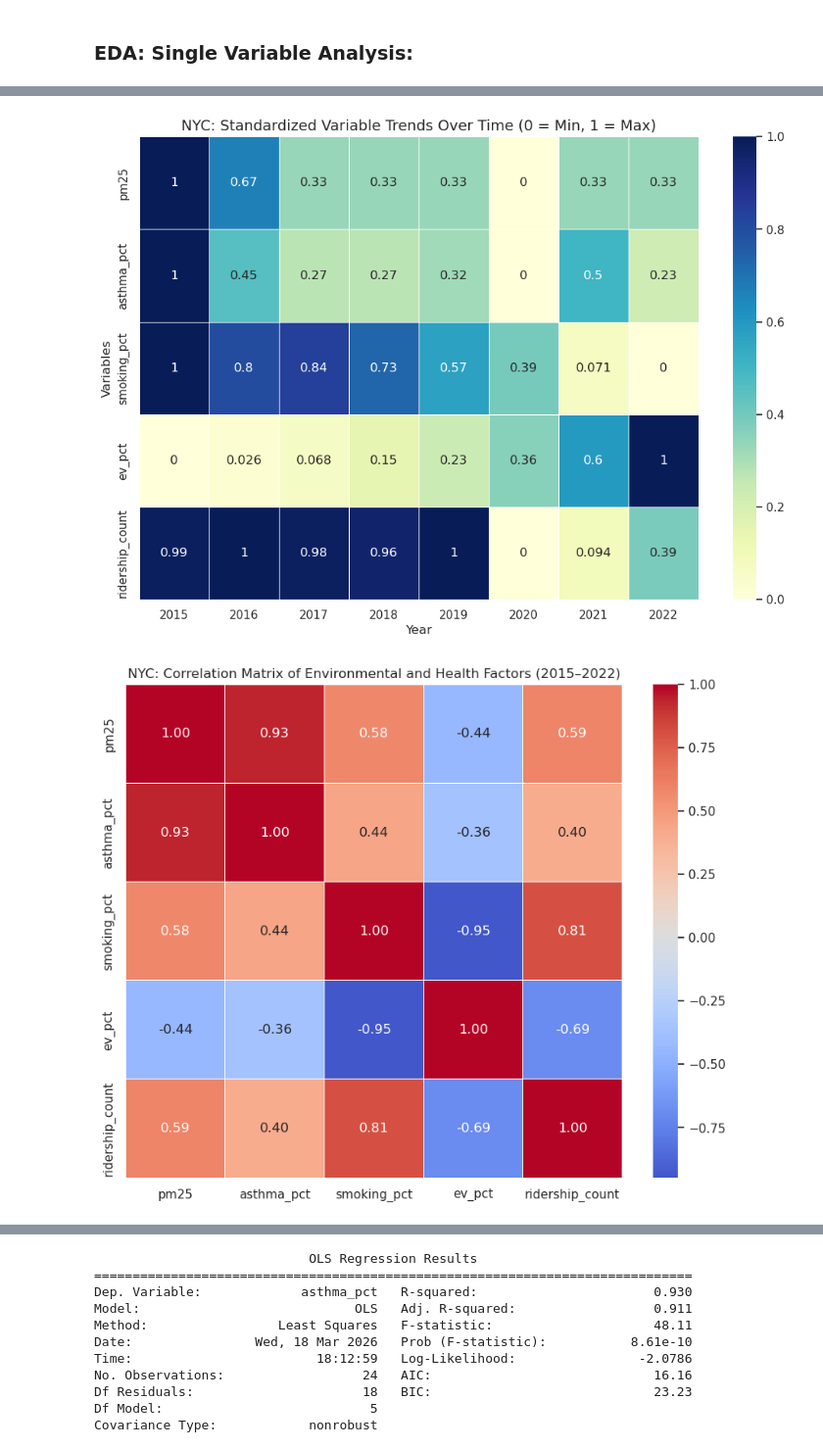
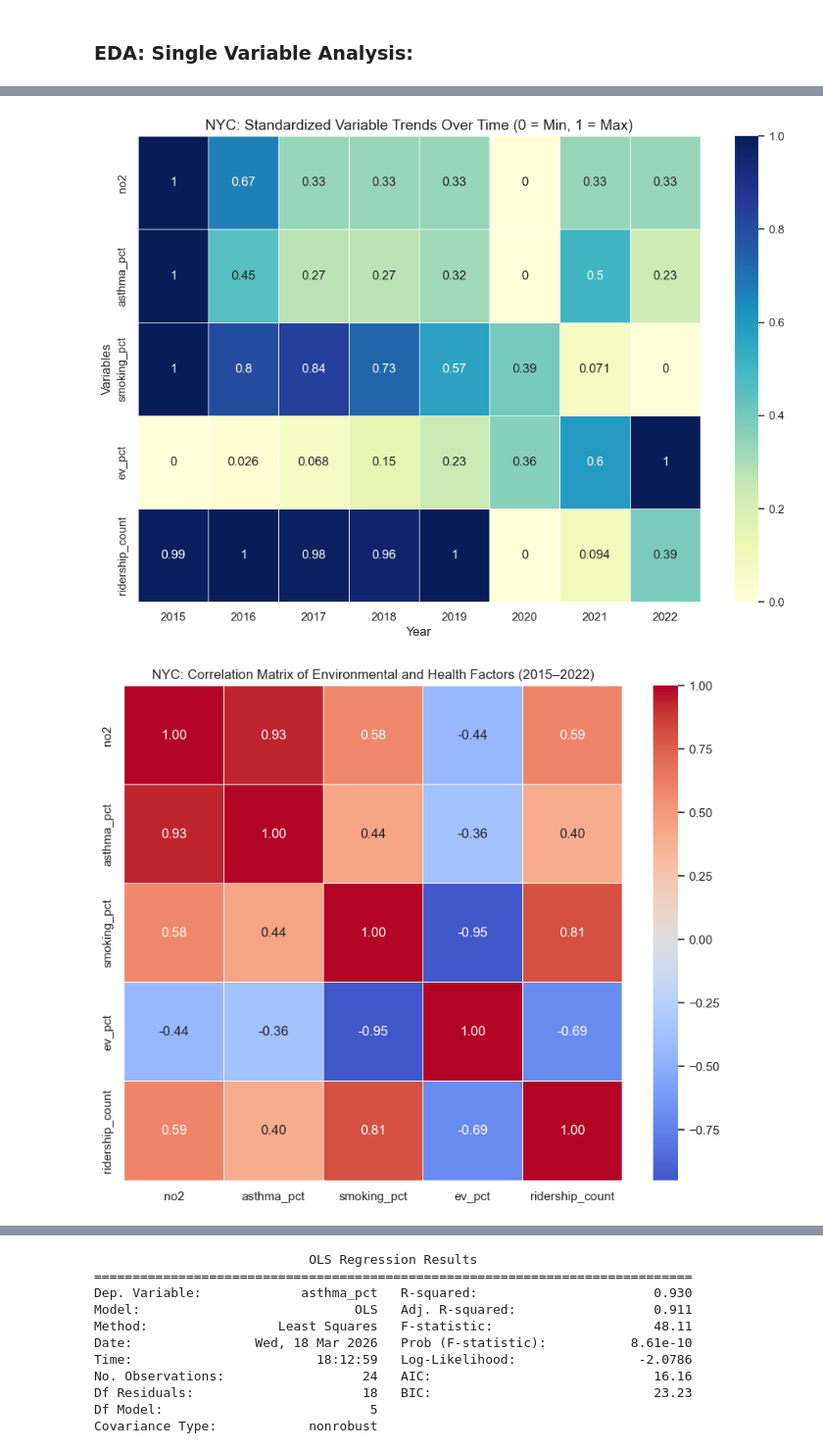
Before and after one commit to COGS108/Group026_WI26, a Jupyter notebook: 03-FinalProject.ipynb, the cells around one changed output, grey strips where cells are left out. Shown at 98% size. Drawn from its saved outputs; the diff is of its cells as text; code cells hidden in the pictures.

```diff
--- a/03-FinalProject.ipynb
+++ b/03-FinalProject.ipynb
@@ -480,6 +483,6 @@ The goal of this EDA is to:
 # %%
 # scaled trends heatmap
-cols = ['pm25', 'asthma_pct', 'smoking_pct', 'ev_pct', 'ridership_count']
+cols = ['no2', 'asthma_pct', 'smoking_pct', 'ev_pct', 'ridership_count']
 heatmap_data = ny_df.set_index('year')[cols]
 
 scaler = MinMaxScaler()
@@ -497,7 +500,7 @@ plt.ylabel('Variables')
 plt.show()
 
 # correlation heatmap
-factors = ny_df[['pm25', 'asthma_pct', 'smoking_pct', 'ev_pct', 'ridership_count']]
+factors = ny_df[['no2', 'asthma_pct', 'smoking_pct', 'ev_pct', 'ridership_count']]
 corr_matrix = factors.corr()
 
 plt.figure(figsize=(10, 8))
@@ -517,36 +520,36 @@ ax1.tick_params(axis='y', labelcolor='tab:blue')
 ax2 = ax1.twinx()
 ax2.set_ylabel('Public Transport Ridership', color='tab:red', fontsize=12, fontweight='bold')
 sns.lineplot(data=plot_df, x='year', y='ridership_count', marker='s', color='tab:red', ax=ax2, label='Ridership')
 ax2.tick_params(axis='y', labelcolor='tab:red')
 
 plt.title('NYC: EV vs. Public Transport Ridership Trends (2015–2022)', fontsize=14)
 ax1.grid(True, alpha=0.3)
 lines1, labels1 = ax1.get_legend_handles_labels()
 lines2, labels2 = ax2.get_legend_handles_labels()
 ax1.legend(lines1 + lines2, labels1 + labels2, loc='upper left')
 plt.tight_layout()
 plt.show()
 
-# asthma vs pm2.5 (dual axis)
+# asthma vs no2 (dual axis)
 fig, ax1 = plt.subplots(figsize=(12, 6))
 
 ax1.set_xlabel('Year')
 ax1.set_ylabel('Asthma Rate (%)', color='tab:blue', fontsize=12, fontweight='bold')
 sns.lineplot(data=plot_df, x='year', y='asthma_pct', marker='o', color='tab:blue', ax=ax1, label='Asthma')
 ax1.tick_params(axis='y', labelcolor='tab:blue')
 
 ax2 = ax1.twinx()
-ax2.set_ylabel('PM2.5', color='tab:red', fontsize=12, fontweight='bold')
-sns.lineplot(data=plot_df, x='year', y='pm25', marker='s', color='tab:red', ax=ax2, label='PM2.5')
+ax2.set_ylabel('no2', color='tab:red', fontsize=12, fontweight='bold')
+sns.lineplot(data=plot_df, x='year', y='no2', marker='s', color='tab:red', ax=ax2, label='no2')
 ax2.tick_params(axis='y', labelcolor='tab:red')
 
-plt.title('NYC: Asthma Rate vs. PM2.5 Trends (2015–2022)', fontsize=14)
+plt.title('NYC: Asthma Rate vs. NO2 Trends (2015–2022)', fontsize=14)
 ax1.grid(True, alpha=0.3)
 lines1, labels1 = ax1.get_legend_handles_labels()
 lines2, labels2 = ax2.get_legend_handles_labels()
 ax1.legend(lines1 + lines2, labels1 + labels2, loc='upper left')
 plt.tight_layout()
 plt.show()
 # %% [output]
-[figure, old version]
+[figure, new version]
-[figure, old version]
+[figure, new version]
```
Also changed, not shown: parts of 35 cells of this notebook, 3 other files.
